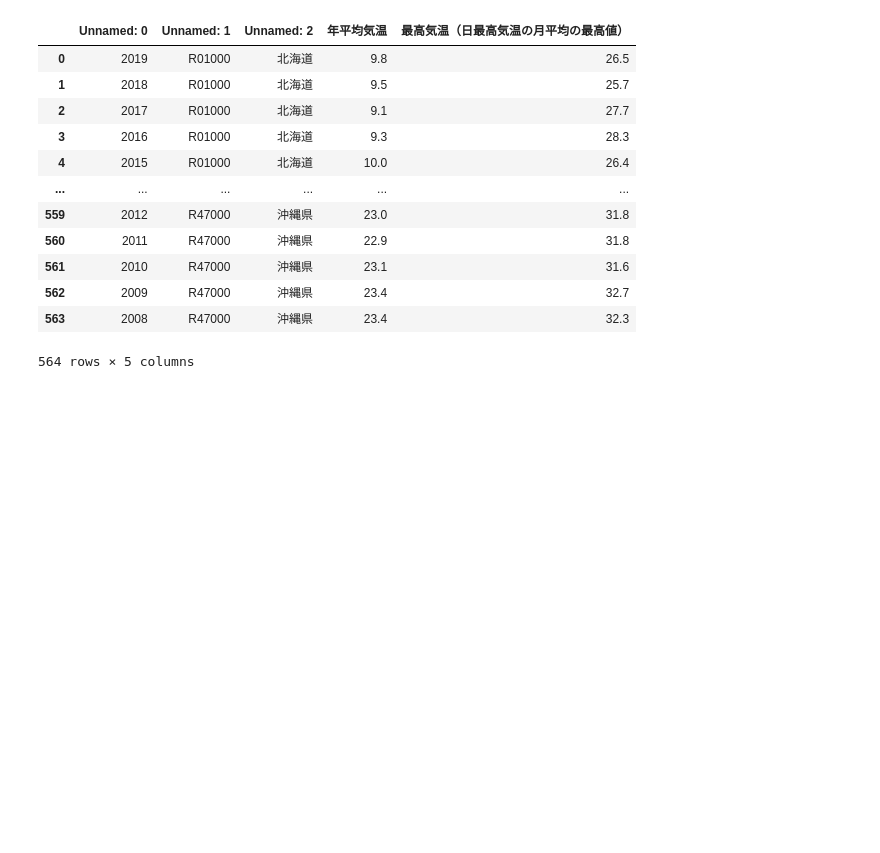
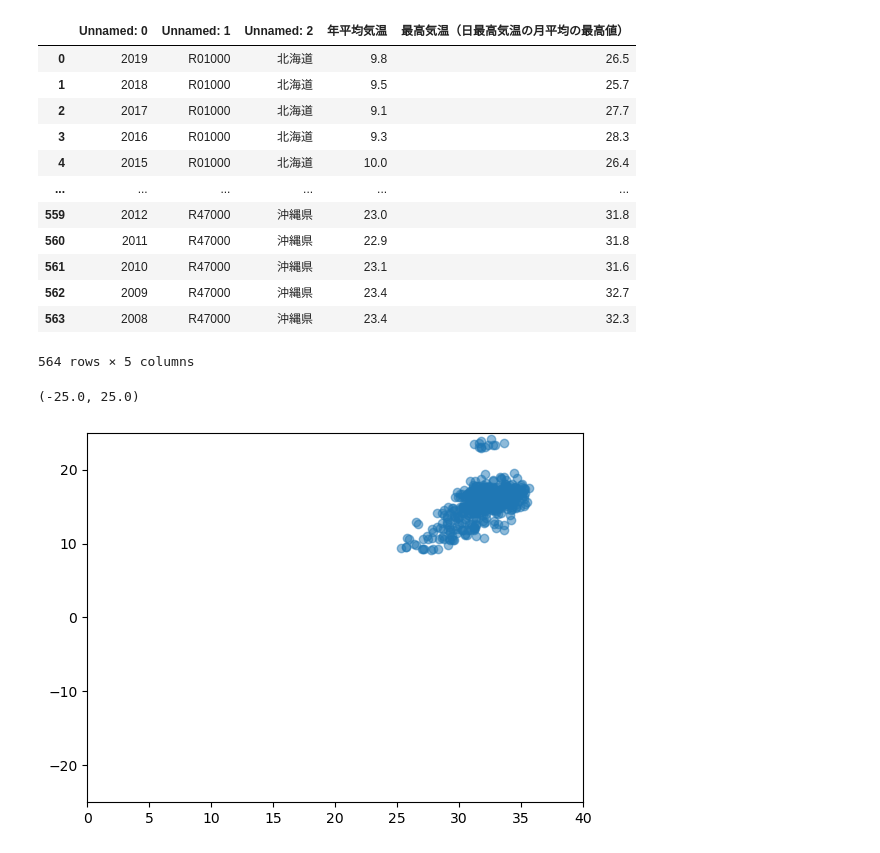
Before and after one commit to yuki33671/simple_regression, a Jupyter notebook: data/各都道府県の最高気温と平均気温に関する分析.ipynb, the cells around one changed output. Drawn from its saved outputs; the diff is of its cells as text; code cells hidden in the pictures; blank space fills up the shorter version.

```diff
--- a/data/各都道府県の最高気温と平均気温に関する分析.ipynb
+++ b/data/各都道府県の最高気温と平均気温に関する分析.ipynb
@@ -83,3 +83,10 @@ pd.read_csv('SSDSE-B-2022.csv',encoding='SHIFT-JIS')
 | 562 | 2009 | R47000 | 沖縄県 | 23.4 | 32.7 |
 | 563 | 2008 | R47000 | 沖縄県 | 23.4 | 32.3 |
 564 rows × 5 columns
+# %%
+plt.scatter(x,y,alpha=0.5)
+plt.xlim(xmin=0,xmax=40)
+plt.ylim(ymin=-25,ymax=25)
+# %% [output]
+(-25.0, 25.0)
+[figure, added]
```
Also changed, not shown: parts of 13 cells of this notebook, 1 other file.
